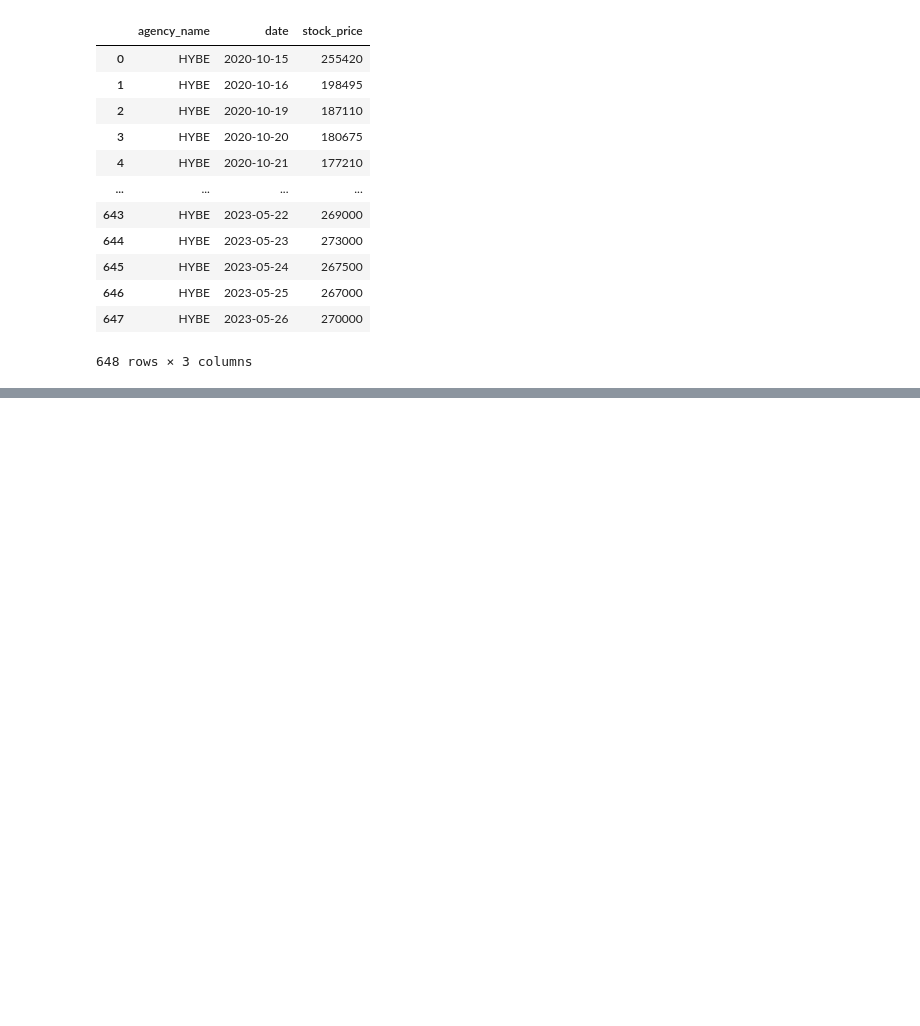
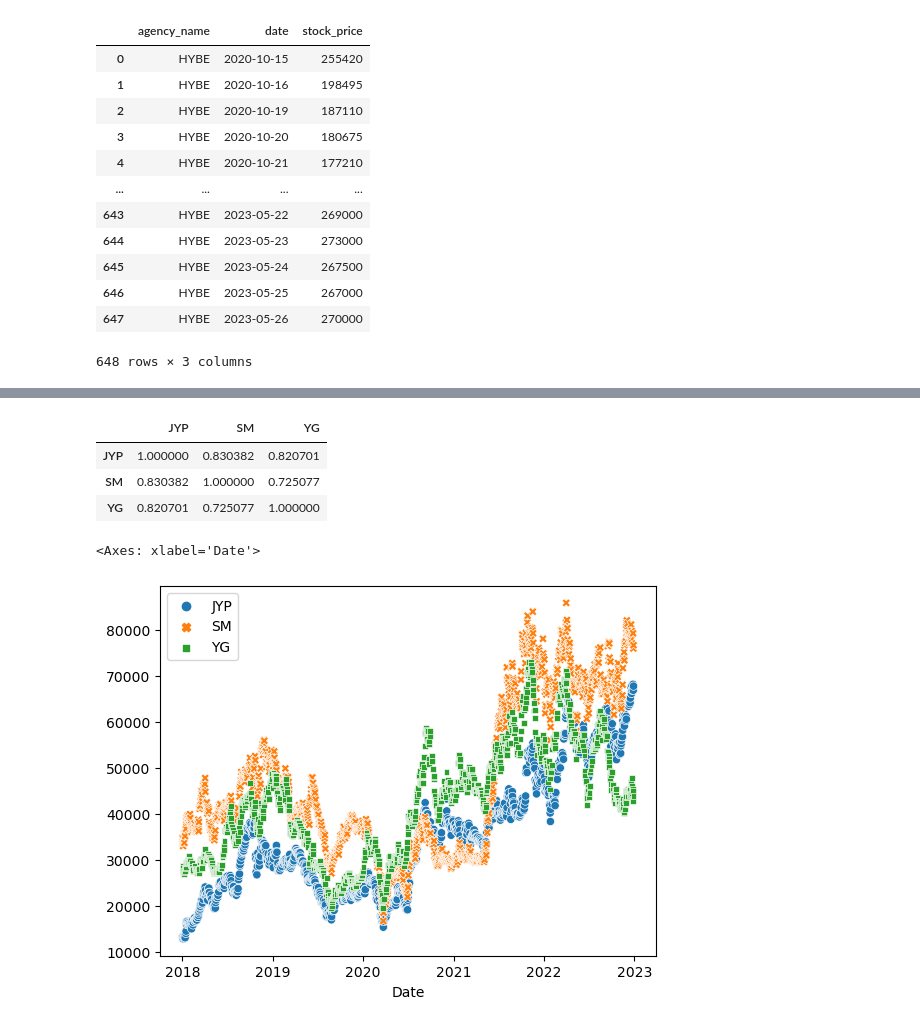
Before and after one commit to pulpo125/habang, a Jupyter notebook: stock_pj/stock_crawling.ipynb, the cells around one changed output, grey strips where cells are left out. Cells and saved outputs as stored; diff of their text form; code cells hidden in the pictures; blank space fills up the shorter version.

```diff
--- a/stock_pj/stock_crawling.ipynb
+++ b/stock_pj/stock_crawling.ipynb
@@ -140,0 +170,9 @@ stock_df.to_csv('data/hybe_stock.csv', index=False)
+# %%
+stock_code_list = {'JYP':'035900', 'SM':'041510', 'YG':'122870'}
+stocks_df = pd.DataFrame()
+
+for stocks in stock_code_list.keys():
+    create_stocks_df(stocks, '2018-01-01', '2023-01-01')
+
+stocks_five_years = stocks_df
+stocks_five_years.head()
@@ -140,0 +205,15 @@ stock_df.to_csv('data/hybe_stock.csv', index=False)
+# %%
+stocks_five_years.corr(method = 'pearson')
+
+# 3사 모두 큰 양의 상관관계가 있음을 알 수 있다. 그렇다면, 엔터사 별로 소속가수의 앨범이 나왔을 때 그 회사의 주가가 다른 회사들에 비해 변동성이 큰지 알아보고자 한다.
+# %% [output]
+|  | JYP | SM | YG |
+| JYP | 1.000000 | 0.830382 | 0.820701 |
+| SM | 0.830382 | 1.000000 | 0.725077 |
+| YG | 0.820701 | 0.725077 | 1.000000 |
+# %%
+import seaborn as sns
+sns.scatterplot(stocks_five_years)
+# %% [output]
+<Axes: xlabel='Date'>
+[figure, added]
```
Also changed, not shown: parts of 21 cells of this notebook, 4 other files.
